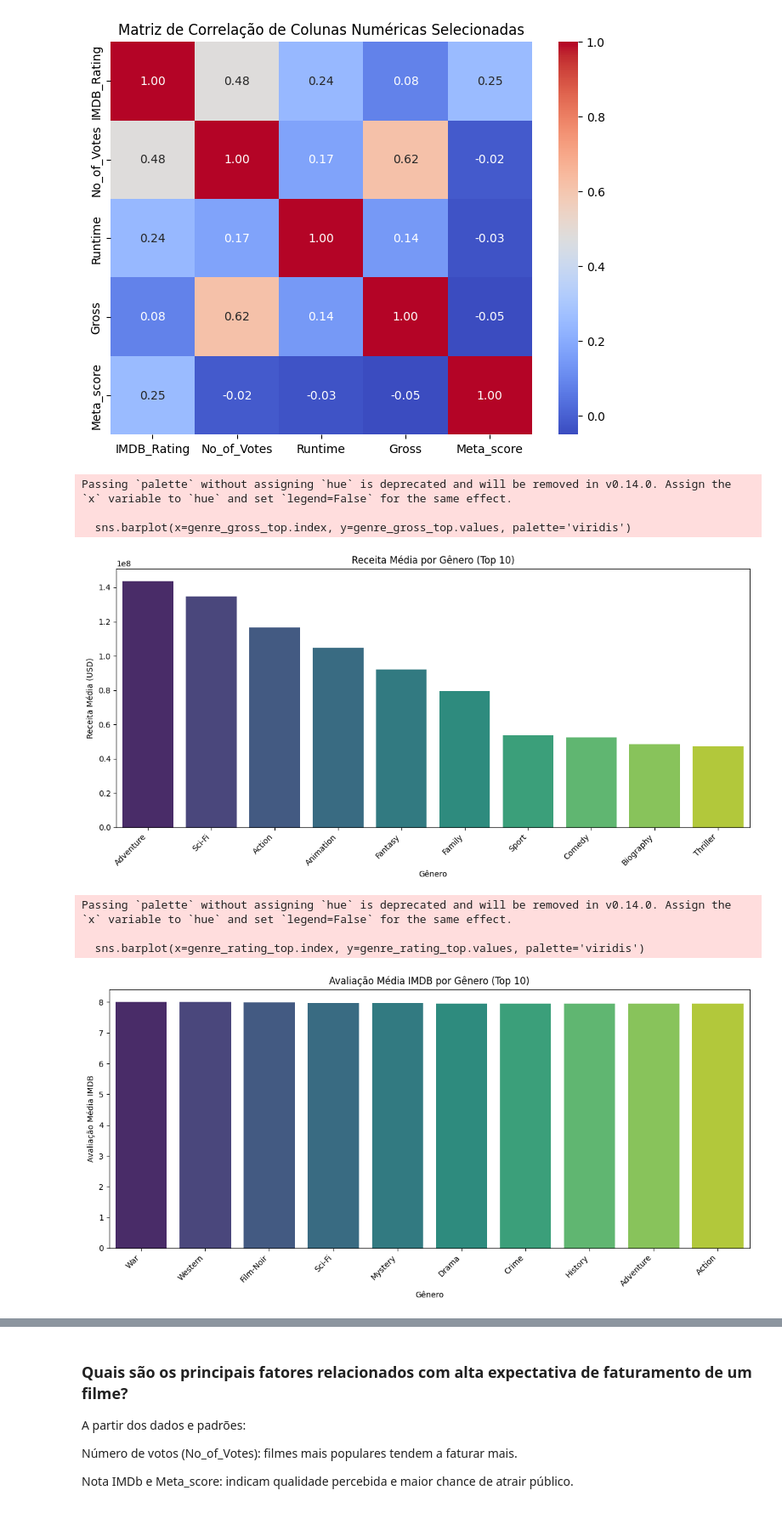
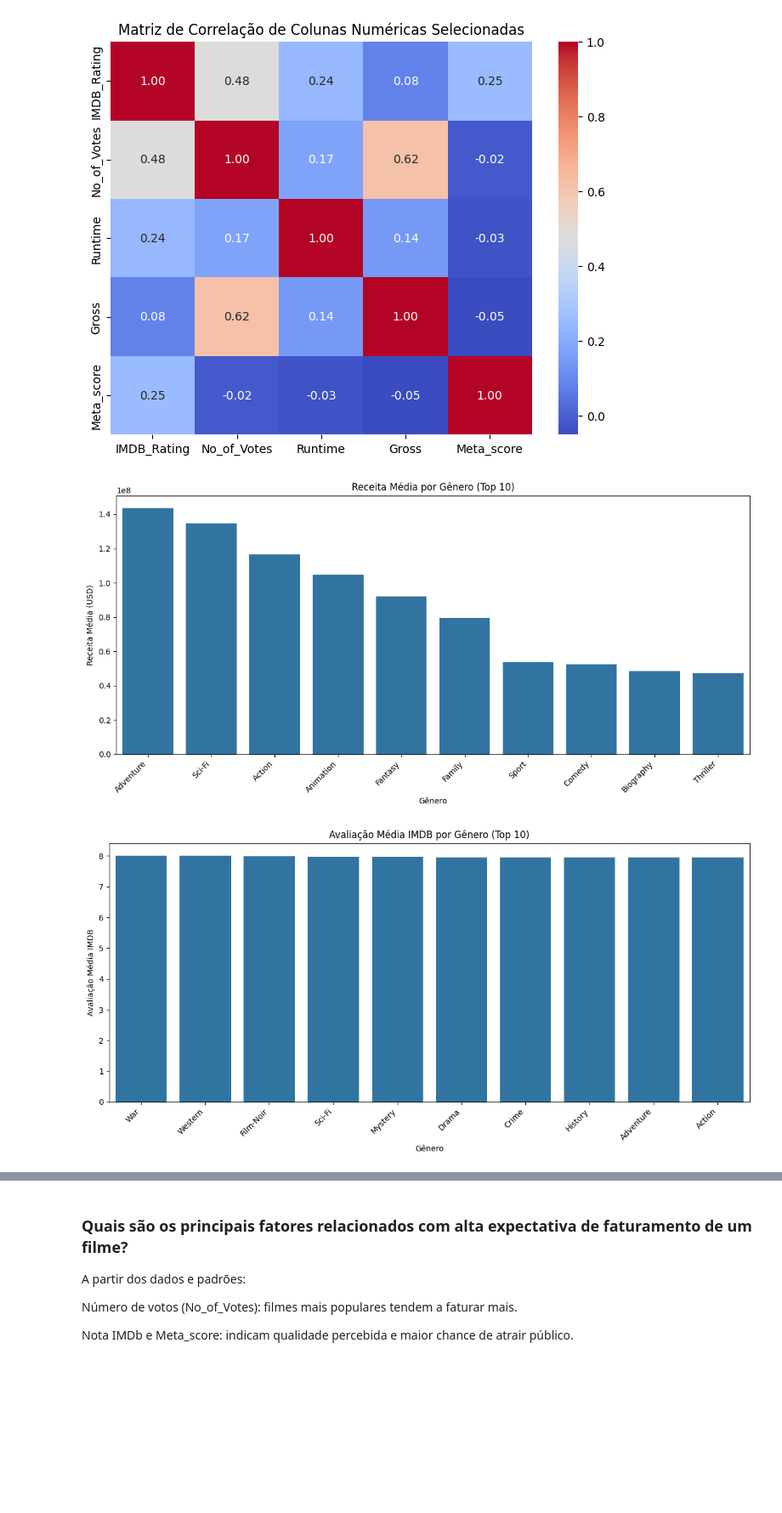
Before and after one commit to renancarneiro/LH_CD_RENANCARNEIRO, a Jupyter notebook: notebooks/EDA_LH_CD_RENANCARNEIRO.ipynb, the cells around one changed output, grey strips where cells are left out. Shown at 85% size. Drawn from its saved outputs; the diff is of its cells as text; code cells hidden in the pictures; blank space fills up the shorter version.

```diff
--- a/notebooks/EDA_LH_CD_RENANCARNEIRO.ipynb
+++ b/notebooks/EDA_LH_CD_RENANCARNEIRO.ipynb
@@ -8,7 +8,7 @@ import matplotlib.pyplot as plt
 # %% [markdown]
 ###**2.2 Visualização inicial dos dados**
 # %%
-df = pd.read_csv('data/desafio_indicium_imdb.csv')
+df = pd.read_csv('../data/desafio_indicium_imdb.csv')
 display(df.head())
 # %% [output]
 |  | Unnamed: 0 | Series_Title | Released_Year | Certificate | Runtime | Genre | IMDB_Rating | Overview | ... |
@@ -218,41 +216,35 @@ plt.show()
 # %%
 genre_data = df.copy()
 genre_data['Genre'] = genre_data['Genre'].str.split(', ')
 genre_data_exploded = genre_data.explode('Genre')
 
 genre_gross = genre_data_exploded.groupby('Genre')['Gross'].mean().sort_values(ascending=False)
 genre_rating = genre_data_exploded.groupby('Genre')['IMDB_Rating'].mean().sort_values(ascending=False)
 
 genre_gross_top = genre_gross.head(10)
 genre_rating_top = genre_rating.head(10)
 
 
 plt.figure(figsize=(12, 6))
-sns.barplot(x=genre_gross_top.index, y=genre_gross_top.values, palette='viridis')
+sns.barplot(x=genre_gross_top.index, y=genre_gross_top.values)
 plt.title('Receita Média por Gênero (Top 10)')
 plt.xlabel('Gênero')
 plt.ylabel('Receita Média (USD)')
 plt.xticks(rotation=45, ha='right')
 plt.tight_layout()
 plt.show()
 
 plt.figure(figsize=(12, 6))
-sns.barplot(x=genre_rating_top.index, y=genre_rating_top.values, palette='viridis')
+sns.barplot(x=genre_rating_top.index, y=genre_rating_top.values)
 plt.title('Avaliação Média IMDB por Gênero (Top 10)')
 plt.xlabel('Gênero')
 plt.ylabel('Avaliação Média IMDB')
 plt.xticks(rotation=45, ha='right')
 plt.tight_layout()
 plt.show()
 # %% [output]
-Passing `palette` without assigning `hue` is deprecated and will be removed in v0.14.0. Assign the `x` variable to `hue` and set `legend=False` for the same effect.
-
-  sns.barplot(x=genre_gross_top.index, y=genre_gross_top.values, palette='viridis')
-[figure, old version]
+[figure, new version]
-Passing `palette` without assigning `hue` is deprecated and will be removed in v0.14.0. Assign the `x` variable to `hue` and set `legend=False` for the same effect.
-
-  sns.barplot(x=genre_rating_top.index, y=genre_rating_top.values, palette='viridis')
-[figure, old version]
+[figure, new version]
 # %%
 director_counts = df['Director'].value_counts()
 display("Frequência de Diretores:")
```
Also changed, not shown: parts of 4 cells of this notebook.
